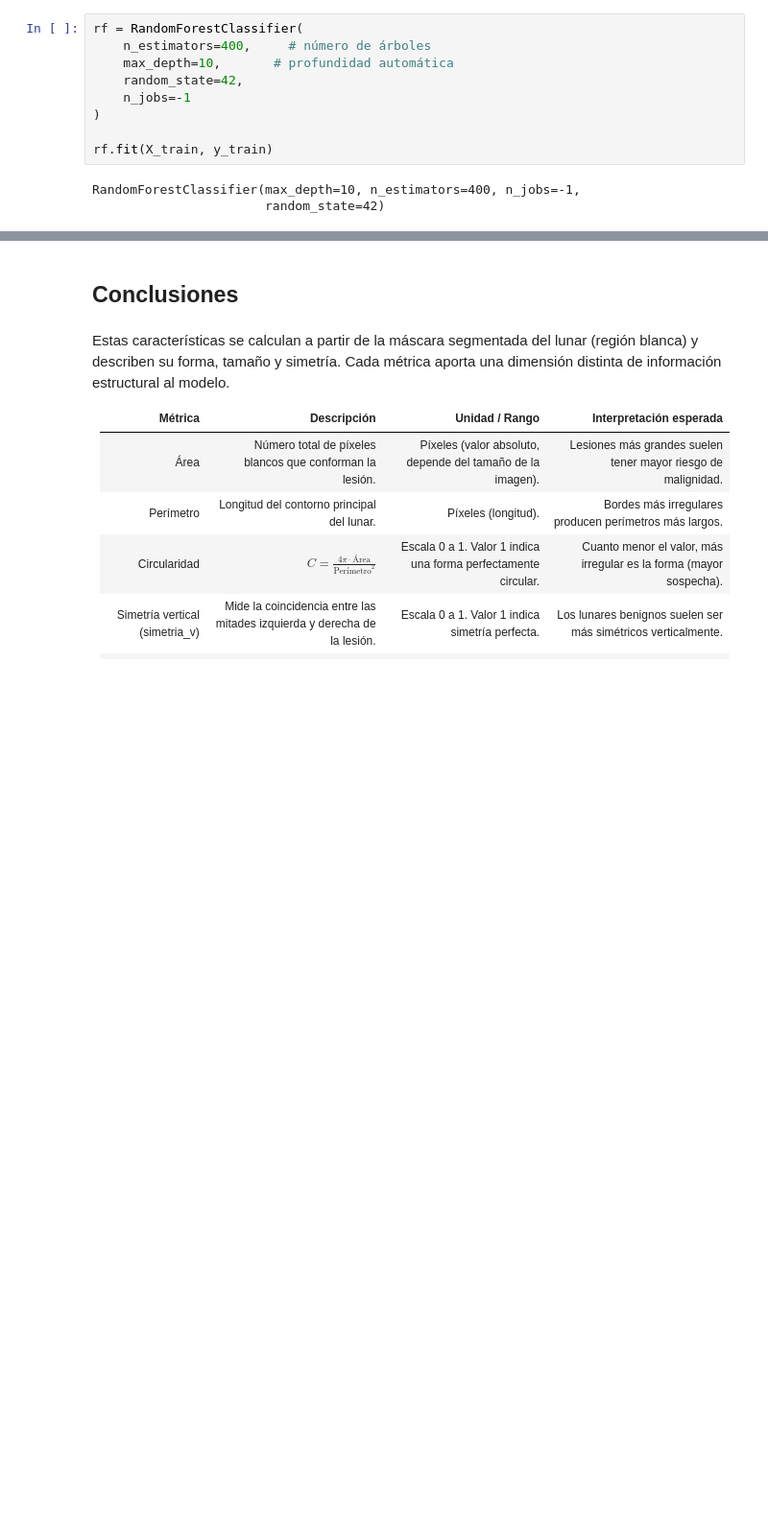
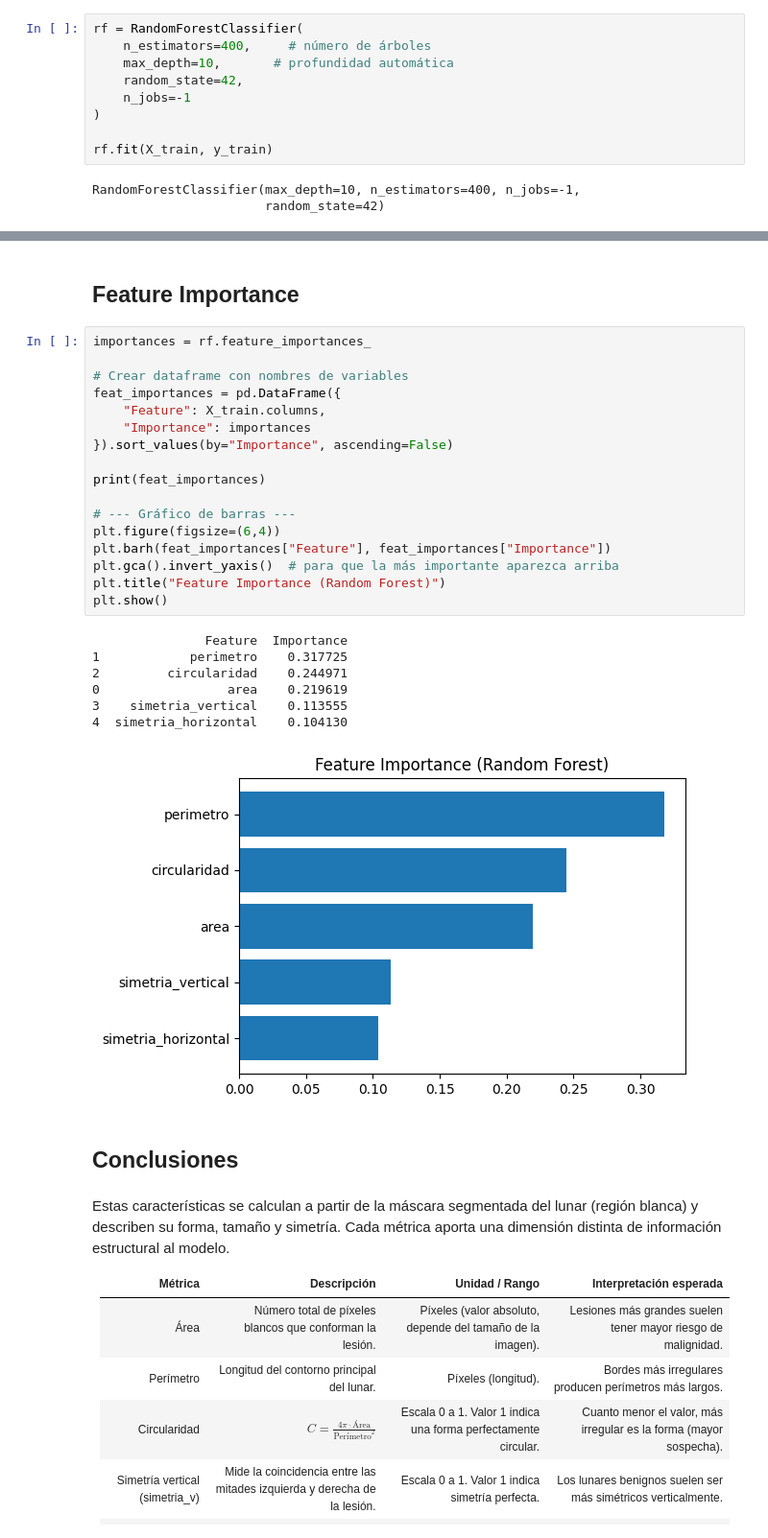
Before and after one commit to martinagg7/skin-cancer-classifier, a Jupyter notebook: notebooks/00_rf_metrics.ipynb, the cells around one changed output, grey strips where cells are left out. Shown at 96% size. Cells and saved outputs as stored; diff of their text form; blank space fills up the shorter version.

```diff
--- a/notebooks/00_rf_metrics.ipynb
+++ b/notebooks/00_rf_metrics.ipynb
@@ -75,3 +89,30 @@ print(r2_train, r2_test)
+# %% [markdown]
+## Feature Importance
+# %%
+importances = rf.feature_importances_
+
+# Crear dataframe con nombres de variables
+feat_importances = pd.DataFrame({
+    "Feature": X_train.columns,
+    "Importance": importances
+}).sort_values(by="Importance", ascending=False)
+
+print(feat_importances)
+
+# --- Gráfico de barras ---
+plt.figure(figsize=(6,4))
+plt.barh(feat_importances["Feature"], feat_importances["Importance"])
+plt.gca().invert_yaxis()  # para que la más importante aparezca arriba
+plt.title("Feature Importance (Random Forest)")
+plt.show()
+# %% [output]
+               Feature  Importance
+1            perimetro    0.317725
+2         circularidad    0.244971
+0                 area    0.219619
+3    simetria_vertical    0.113555
+4  simetria_horizontal    0.104130
+[figure, added]
 # %% [markdown]
 ## Conclusiones
 # %% [markdown]
```
Also changed, not shown: parts of 5 cells of this notebook, 8 other files.
